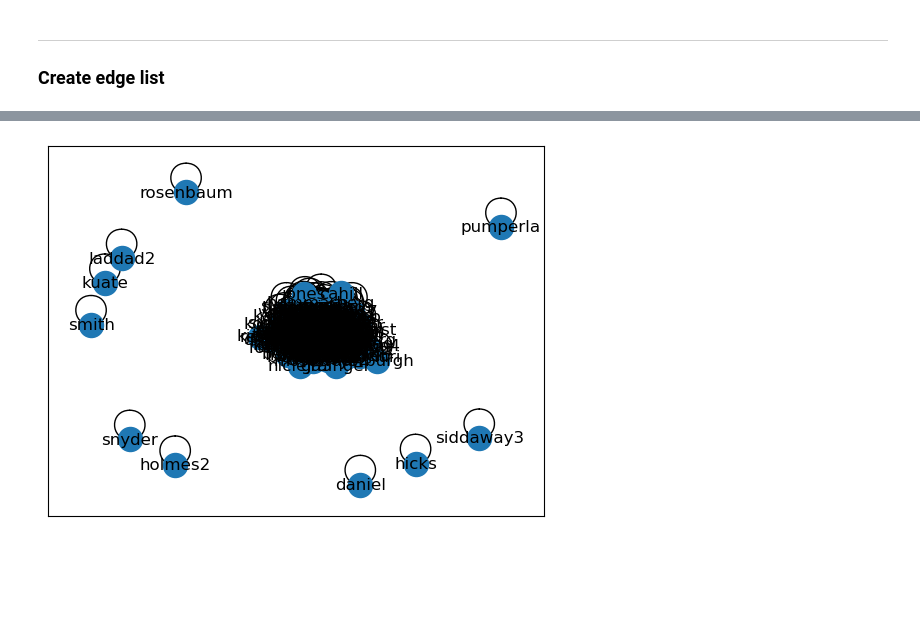
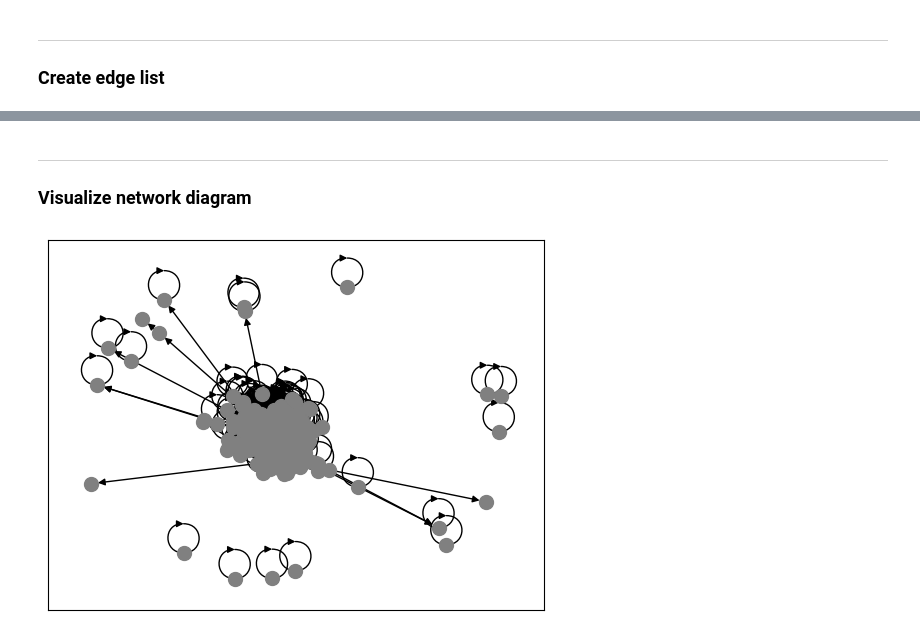
Before and after one commit to amina-safdar/book_recommender, a Jupyter notebook: notebooks/build_network_diagram.ipynb, the cells around one changed output, grey strips where cells are left out. Cells and saved outputs as stored; diff of their text form; code cells hidden in the pictures; blank space fills up the shorter version.

```diff
--- a/notebooks/build_network_diagram.ipynb
+++ b/notebooks/build_network_diagram.ipynb
@@ -125,7 +207,0 @@ data = data.sort_values(by=["user_id", "date_created"])
-# %%
-data["source"] = data["book"]
-data["target"] = data["book"].shift(-1)
-data["target_user"] = data["user_id"].shift(-1)
-data["user_check"] = np.where((data["target_user"] == data["user_id"]), data["user_id"], np.nan)
-# %%
-data = data.dropna(subset=["user_check"])
@@ -147,0 +208,9 @@ data
+# %%
+# Feature engineering for network diagram edge list
+data["source"] =data["book"] # ADD CHAPTER, NOTE DIRECTED
+data["target"]= data["source"].shift(-1)
+data["target_user_id"]= data["user_id"].shift(-1) # Store next row/target's `user_id` to verify that user reading behaviour is examined individually
+# %%
+# Mark and drop invalid rows
+data["is_match"] = np.where((data["target_user_id"] == data["user_id"]), data["user_id"], np.nan)
+data.dropna(subset=["is_match"], inplace=True)
@@ -148,6 +234,10 @@ data
+# %% [markdown]
+
+---
+
+### Visualize network diagram
 # %%
-G = nx.from_pandas_edgelist(data, "source", "target")
+G = nx.from_pandas_edgelist(data,"source",'target', create_using=nx.DiGraph)
+nx.draw_networkx(G, with_labels=False, node_size=100, node_color="gray")
+# %% [output]
+[figure, added]
-# %%
-nx.draw_networkx(G);
-# %% [output]
-[figure, removed]
```
Also changed, not shown: parts of 41 cells of this notebook.
